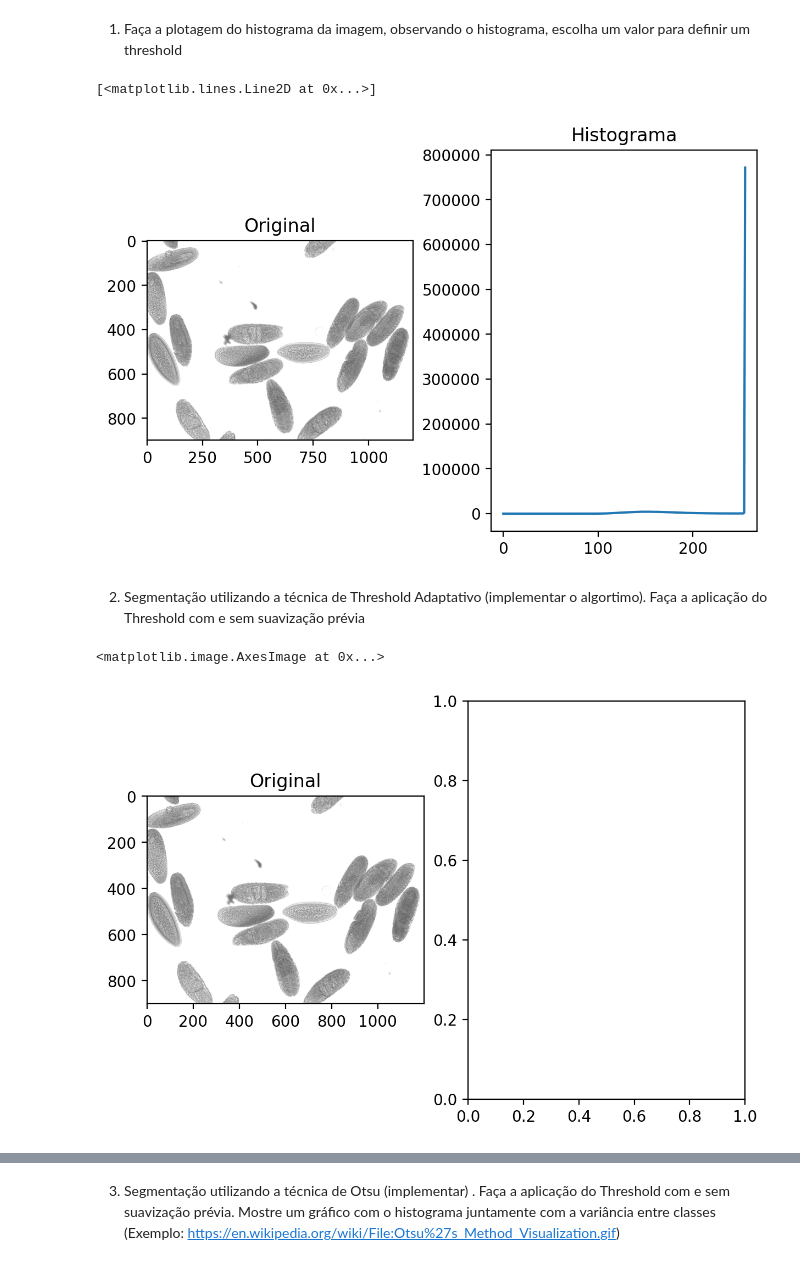
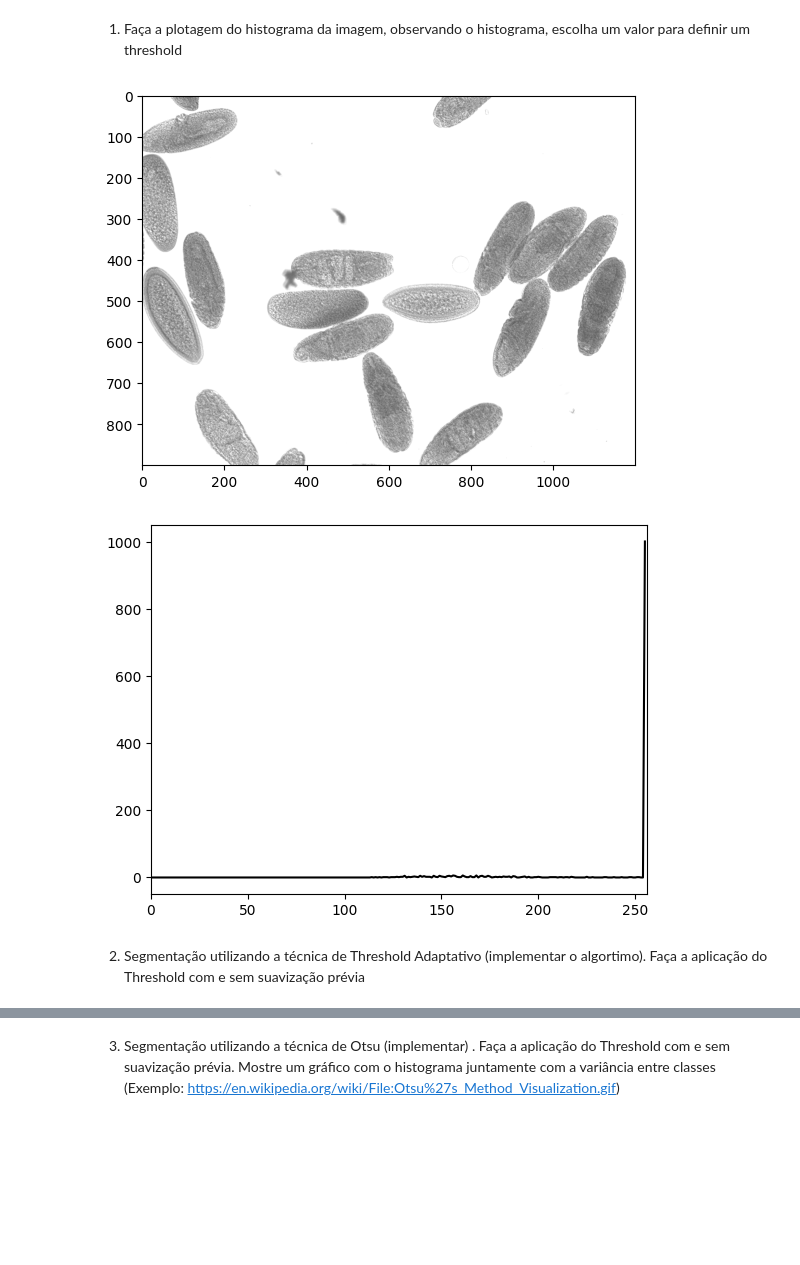
Before and after one commit to JhonnyBn/labs-pdi-pgc111-labs-2023-02, a Jupyter notebook: Lab06 - Thresholding/lab06.ipynb, the cells around one changed output, grey strips where cells are left out. Drawn from its saved outputs; the diff is of its cells as text; code cells hidden in the pictures; blank space fills up the shorter version.

```diff
--- a/Lab06 - Thresholding/lab06.ipynb
+++ b/Lab06 - Thresholding/lab06.ipynb
@@ -3,48 +8,27 @@
 # %% [markdown]
 1) Faça a plotagem do histograma da imagem, observando o histograma, escolha um valor para definir um threshold
-# %%
-import cv2
-import matplotlib.pyplot as plt
-import numpy as np
-from scipy.signal import convolve2d
-
-plt.rcParams['figure.dpi'] = 200
-
-img = cv2.imread("insitu107595.jpg", cv2.IMREAD_GRAYSCALE)
-
-def histograma(img):
-    hist = np.zeros(256)
-    linhas, colunas = img.shape
-    for x in range(linhas):
-        for y in range(colunas):
-            hist[img[x][y]] += 1
-    return hist
-
-hist = histograma(img)
-
-fig, axes = plt.subplots(1,2, layout="constrained")
-axes[0].set_title("Original")
-axes[0].imshow(img, cmap='gray', vmin=0, vmax=255)
-axes[1].set_title("Histograma")
-axes[1].plot(hist)
-# %% [output]
-[<matplotlib.lines.Line2D at 0x...>]
-[figure, removed]
+# %%
+img1 = cv2.imread("insitu107595.jpg", cv2.IMREAD_GRAYSCALE)
+
+def read_image(filename):
+  img = cv2.imread(filename, 0)
+  return img
+
+image = read_image('./insitu107595.jpg')
+hist = cv2.calcHist(image, [0], None, [256], [0, 256])
+
+plt.imshow(img1, cmap='gray', vmin=0, vmax=255)
+plt.show(block=False)
+plt.close()
+
+plt.plot(hist, color='k')
+plt.xlim([0, 256])
+plt.show(block=False)
+plt.close()
+
+#A partir do histograma pode se definir o threshold arbitrário de 252
+# %% [output]
+[figure, added]
+[figure, added]
 # %% [markdown]
 2)	Segmentação utilizando a técnica de Threshold Adaptativo (implementar o algortimo). Faça a aplicação do Threshold com e sem suavização prévia
-# %%
-import cv2
-import matplotlib.pyplot as plt
-import numpy as np
-from scipy.signal import convolve2d
-
-plt.rcParams['figure.dpi'] = 200
-
-img = cv2.imread("insitu107595.jpg", cv2.IMREAD_GRAYSCALE)
-
-fig, axes = plt.subplots(1,2, layout="constrained")
-axes[0].set_title("Original")
-axes[0].imshow(img, cmap='gray', vmin=0, vmax=255)
-# %% [output]
-<matplotlib.image.AxesImage at 0x...>
-[figure, removed]
```
Also changed, not shown: parts of 6 cells of this notebook, 4 other files.
